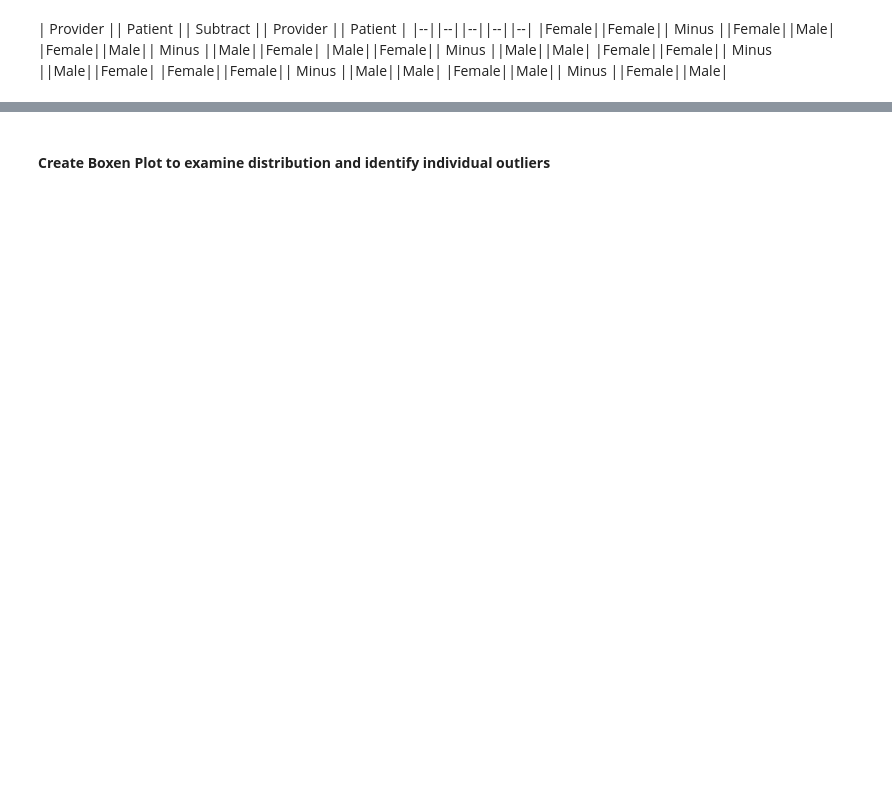
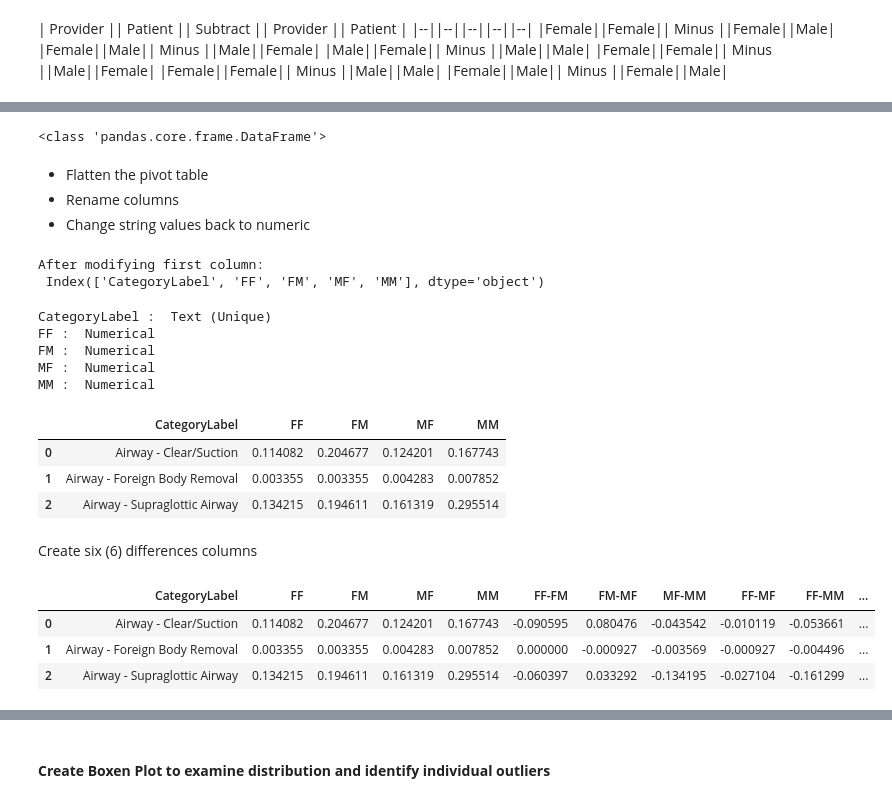
Before and after one commit to data-rescue/ems-analytics, a Jupyter notebook: notebooks/20210408-mdl-ProcedureVsGenderAnalytics.ipynb, the cells around one changed output, grey strips where cells are left out. Drawn from its saved outputs; the diff is of its cells as text; code cells hidden in the pictures; blank space fills up the shorter version.

```diff
--- a/notebooks/20210408-mdl-ProcedureVsGenderAnalytics.ipynb
+++ b/notebooks/20210408-mdl-ProcedureVsGenderAnalytics.ipynb
@@ -505,0 +535,6 @@ posx and posy should be finite values
+# %%
+dfDistDiffPivot = dfProcConcat.pivot_table(index=['CategoryLabel'],
+                                      columns=['ProviderPatientGender'],
+                                      values=['ProcedurePct'],
+                                      aggfunc=lambda x: ' '.join(str(v) for v in x),
+                                      fill_value=0)
@@ -505,0 +550,40 @@ posx and posy should be finite values
+# %%
+print(type(dfDistDiffPivot))
+# %% [output]
+<class 'pandas.core.frame.DataFrame'>
+# %% [markdown]
+- Flatten the pivot table
+- Rename columns
+- Change string values back to numeric
+# %%
+dfDistDiff = pd.DataFrame(dfDistDiffPivot.to_records())
+dfDistDiff.rename(columns = {"('ProcedurePct', 'Provider: Female | Patient: Female')":'FF',
+                             "('ProcedurePct', 'Provider: Female | Patient: Male')":'FM',
+                             "('ProcedurePct', 'Provider: Male | Patient: Female')":'MF',
+                             "('ProcedurePct', 'Provider: Male | Patient: Male')":'MM'}, inplace = True)
+print("\nAfter modifying first column:\n", dfDistDiff.columns)
+
+dfDistDiff['FF'] = dfDistDiff['FF'].astype(float)
+dfDistDiff['FM'] = dfDistDiff['FM'].astype(float)
+dfDistDiff['MF'] = dfDistDiff['MF'].astype(float)
+dfDistDiff['MM'] = dfDistDiff['MM'].astype(float)
+# %% [output]
+After modifying first column:
+ Index(['CategoryLabel', 'FF', 'FM', 'MF', 'MM'], dtype='object')
+# %%
+print_categories(dfDistDiff)
+# %% [output]
+CategoryLabel :  Text (Unique)
+FF :  Numerical
+FM :  Numerical
+MF :  Numerical
+MM :  Numerical
+# %%
+dfDistDiff.head(3)
+# %% [output]
+|  | CategoryLabel | FF | FM | MF | MM |
+| 0 | Airway - Clear/Suction | 0.114082 | 0.204677 | 0.124201 | 0.167743 |
+| 1 | Airway - Foreign Body Removal | 0.003355 | 0.003355 | 0.004283 | 0.007852 |
+| 2 | Airway - Supraglottic Airway | 0.134215 | 0.194611 | 0.161319 | 0.295514 |
+# %% [markdown]
+Create six (6) differences columns
@@ -505,0 +597,7 @@ posx and posy should be finite values
+# %%
+dfDistDiff.head(3)
+# %% [output]
+|  | CategoryLabel | FF | FM | MF | MM | FF-FM | FM-MF | MF-MM | FF-MF | FF-MM | ... |
+| 0 | Airway - Clear/Suction | 0.114082 | 0.204677 | 0.124201 | 0.167743 | -0.090595 | 0.080476 | -0.043542 | -0.010119 | -0.053661 | ... |
+| 1 | Airway - Foreign Body Removal | 0.003355 | 0.003355 | 0.004283 | 0.007852 | 0.000000 | -0.000927 | -0.003569 | -0.000927 | -0.004496 | ... |
+| 2 | Airway - Supraglottic Airway | 0.134215 | 0.194611 | 0.161319 | 0.295514 | -0.060397 | 0.033292 | -0.134195 | -0.027104 | -0.161299 | ... |
```
Also changed, not shown: parts of 50 cells of this notebook.
